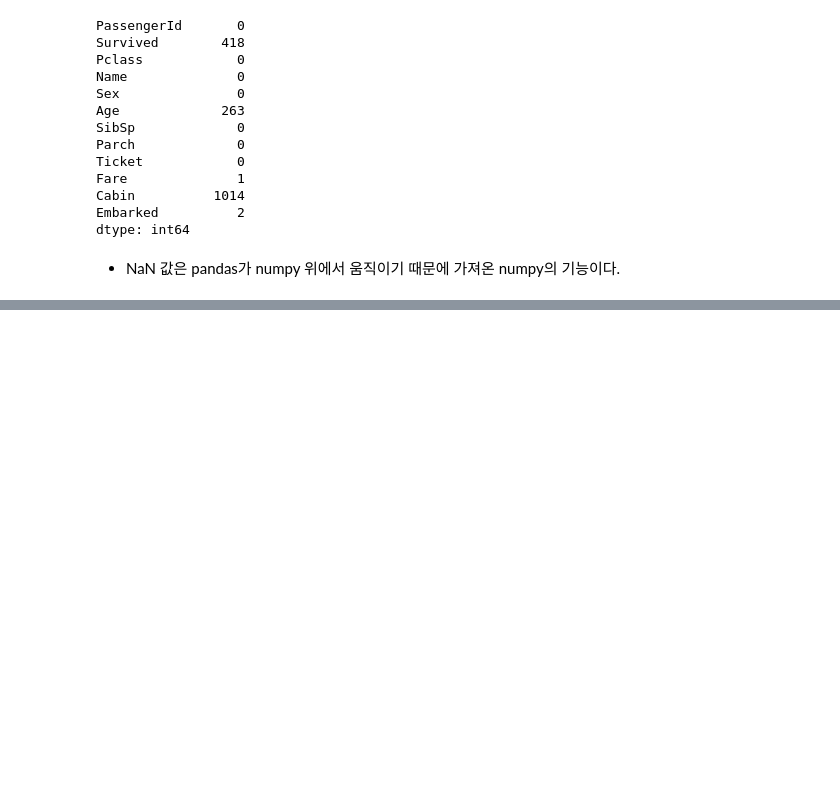
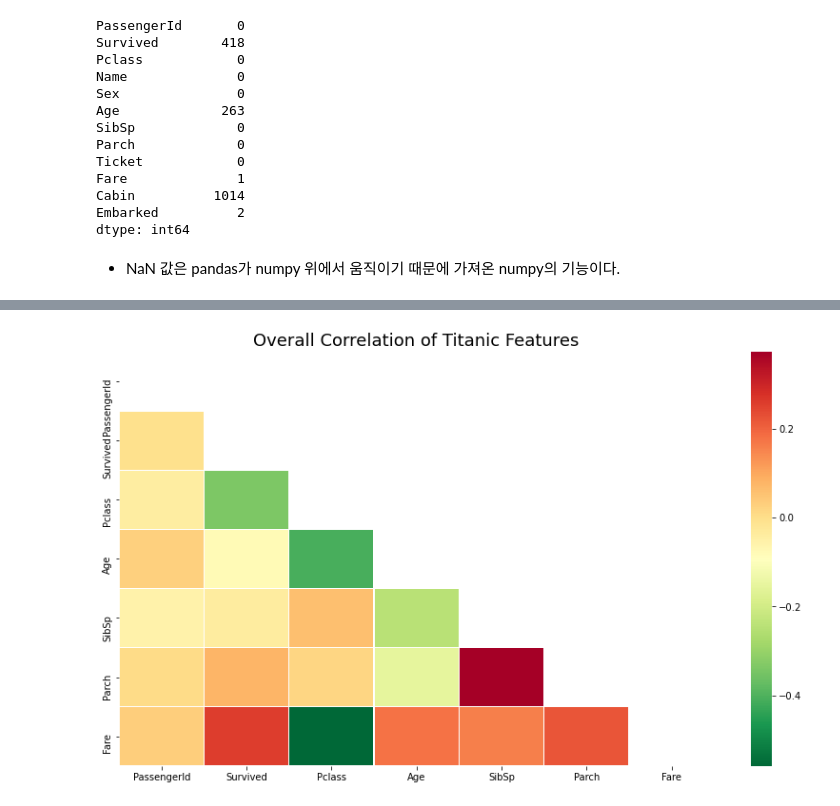
Before and after one commit to Lagom92/Titanic, a Jupyter notebook: data analysis/EDA.ipynb, the cells around one changed output, grey strips where cells are left out. Saved outputs shown, nothing was run; the diff lists cells and outputs as text; code cells hidden in the pictures; blank space fills up the shorter version.

Commit message:
Create co-relation & heatmap

```diff
--- a/data analysis/EDA.ipynb
+++ b/data analysis/EDA.ipynb
@@ -61,0 +82,8 @@ dtype: int64
+# %%
+import numpy as np
+import seaborn as sns
+import matplotlib.pyplot as plt
+
+# Co-relation 매트릭스
+corr = data.corr()
+corr
@@ -61,0 +99,5 @@ dtype: int64
+# %%
+# 마스크 셋업
+mask = np.zeros_like(corr, dtype=np.bool)
+mask[np.triu_indices_from(mask)] = True
+mask
@@ -61,0 +112,12 @@ dtype: int64
+# %%
+# 그래프 셋업
+plt.figure(figsize=(14, 8))
+
+# 그래프 타이틀
+plt.title("Overall Correlation of Titanic Features", fontsize=18)
+
+# Co-relation 매트릭스 런칭
+sns.heatmap(corr, mask=mask, annot=False, cmap='RdYlGn_r', linewidths=0.2, annot_kws={'size': 20})
+plt.show()
+# %% [output]
+[figure, added]
```
Also changed, not shown: parts of 5 cells of this notebook.
